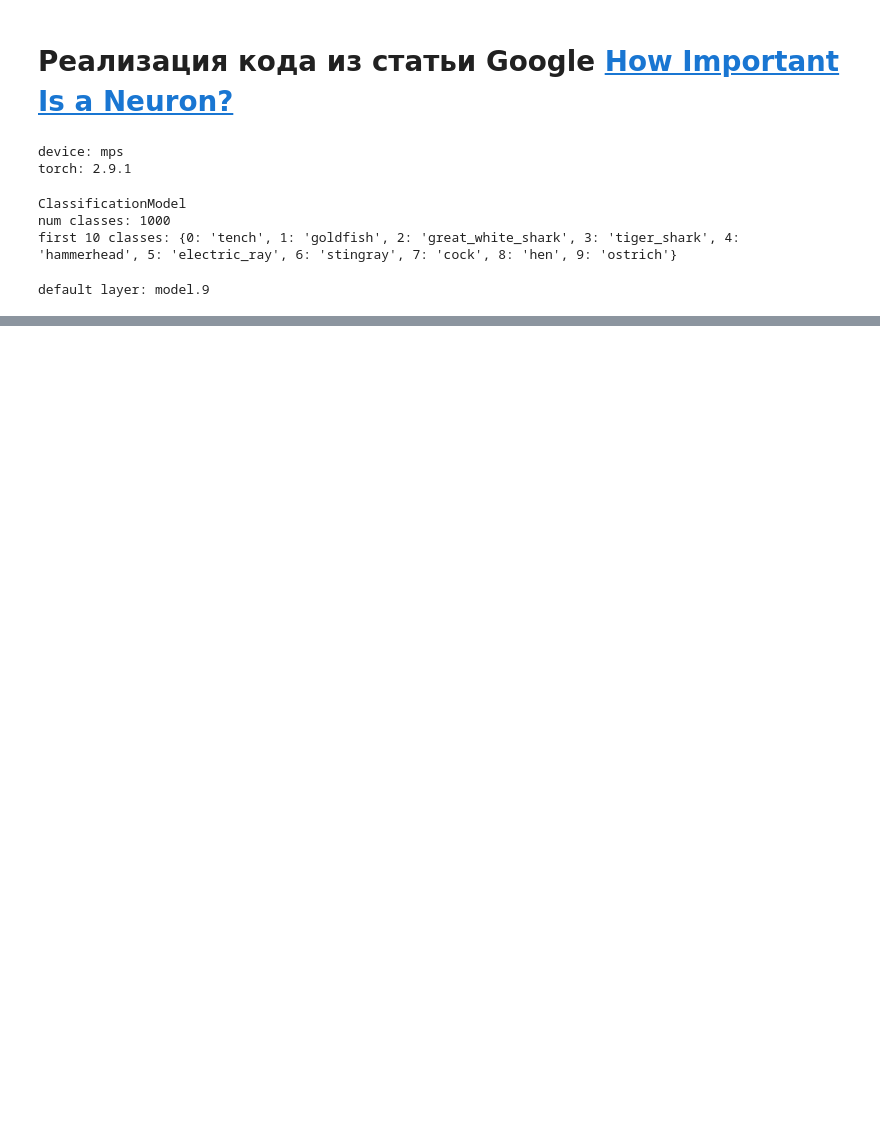
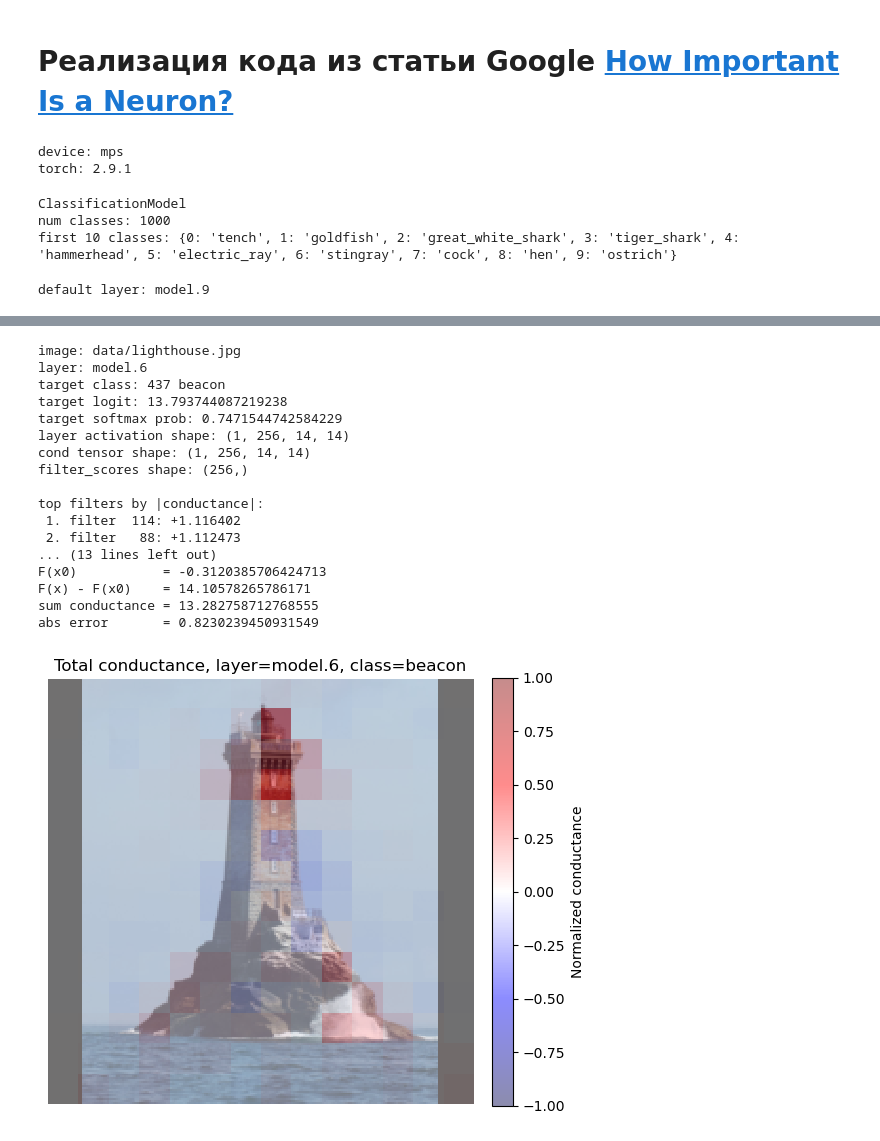
Before and after one commit to Bosbobos/AdvancedAttribution, a Jupyter notebook: HowImportantIsANeuron.ipynb, the cells around one changed output, grey strips where cells are left out. Cells and saved outputs as stored; diff of their text form; code cells hidden in the pictures; blank space fills up the shorter version.

```diff
--- a/HowImportantIsANeuron.ipynb
+++ b/HowImportantIsANeuron.ipynb
@@ -494,0 +513,26 @@ abs error       = 6.434919834136963
+# %%
+result = run_conductance_pipeline(
+    image_path="data/lighthouse.jpg",
+    layer_name='model.6',
+    n_steps=128,
+    top_n=5,
+)
+# %% [output]
+image: data/lighthouse.jpg
+layer: model.6
+target class: 437 beacon
+target logit: 13.793744087219238
+target softmax prob: 0.7471544742584229
+layer activation shape: (1, 256, 14, 14)
+cond tensor shape: (1, 256, 14, 14)
+filter_scores shape: (256,)
+
+top filters by |conductance|:
+ 1. filter  114: +1.116402
+ 2. filter   88: +1.112473
+... (13 lines left out)
+F(x0)           = -0.3120385706424713
+F(x) - F(x0)    = 14.10578265786171
+sum conductance = 13.282758712768555
+abs error       = 0.8230239450931549
+[figure, added]
```
Also changed, not shown: parts of 13 cells of this notebook.
